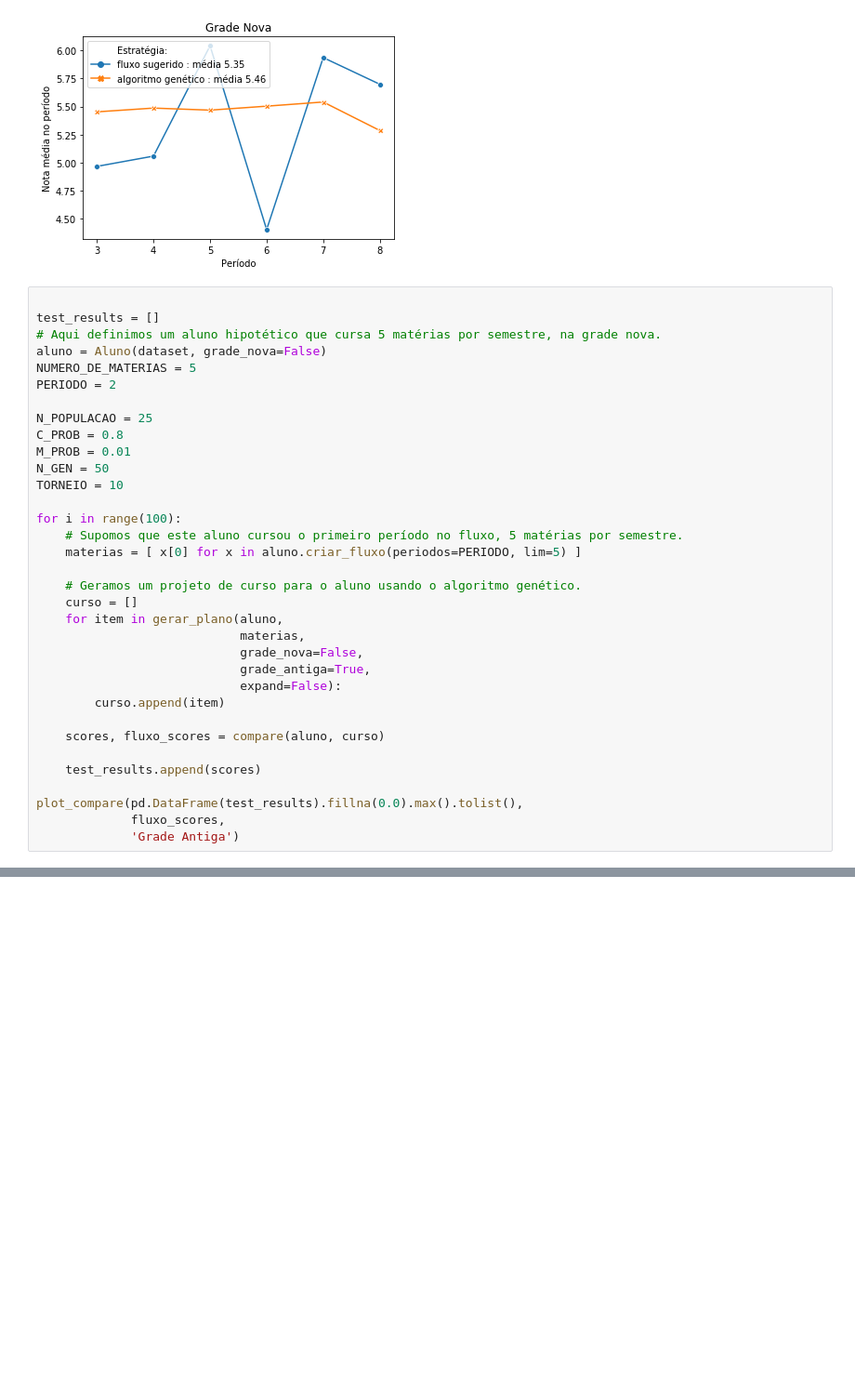
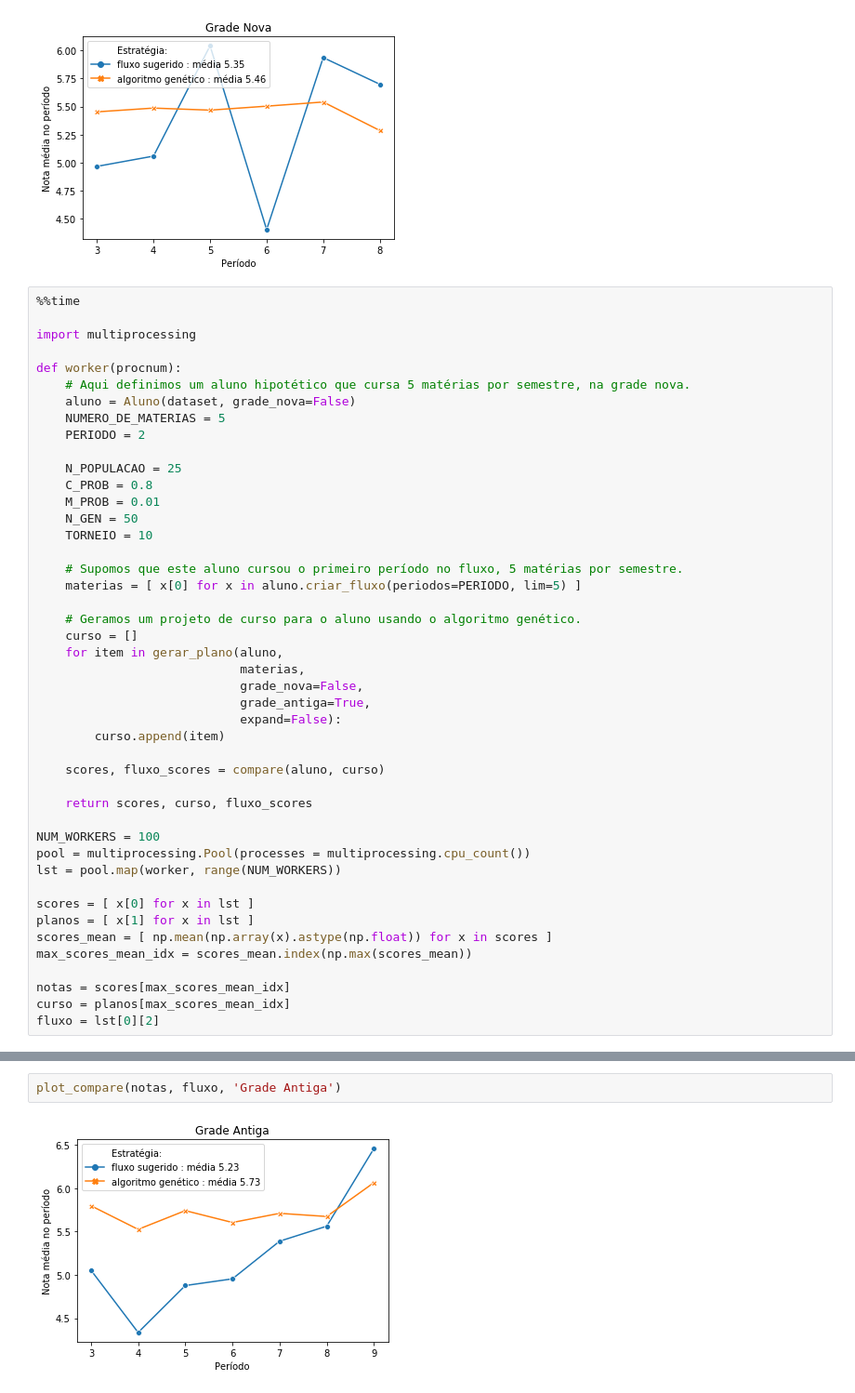
Before and after one commit to luanagbmartins/inteligencia-artificial, a Jupyter notebook: Módulo 5 - Algoritmos Genéticos/Copy_of_AP_05_ LuanaGuedes_RuanChaves_ThiagoMonteles.ipynb, the cells around one changed output, grey strips where cells are left out. Shown at 93% size. Cells and saved outputs as stored; diff of their text form; blank space fills up the shorter version.

Commit message:
testes agora com multiprocessing

```diff
--- a/Módulo 5 - Algoritmos Genéticos/Copy_of_AP_05_ LuanaGuedes_RuanChaves_ThiagoMonteles.ipynb
+++ b/Módulo 5 - Algoritmos Genéticos/Copy_of_AP_05_ LuanaGuedes_RuanChaves_ThiagoMonteles.ipynb
@@ -965,20 +965,22 @@ plot_compare(*compare(aluno,curso), 'Grade Nova')
 # %% [output]
 [figure]
 # %%
+%%time
 
-test_results = []
-# Aqui definimos um aluno hipotético que cursa 5 matérias por semestre, na grade nova.
-aluno = Aluno(dataset, grade_nova=False)
-NUMERO_DE_MATERIAS = 5
-PERIODO = 2
+import multiprocessing
 
-N_POPULACAO = 25
-C_PROB = 0.8
-M_PROB = 0.01
-N_GEN = 50
-TORNEIO = 10
+def worker(procnum):
+    # Aqui definimos um aluno hipotético que cursa 5 matérias por semestre, na grade nova.
+    aluno = Aluno(dataset, grade_nova=False)
+    NUMERO_DE_MATERIAS = 5
+    PERIODO = 2
 
-for i in range(100):
+    N_POPULACAO = 25
+    C_PROB = 0.8
+    M_PROB = 0.01
+    N_GEN = 50
+    TORNEIO = 10
+
     # Supomos que este aluno cursou o primeiro período no fluxo, 5 matérias por semestre.
     materias = [ x[0] for x in aluno.criar_fluxo(periodos=PERIODO, lim=5) ]
 
@@ -993,9 +995,18 @@ for i in range(100):
 
     scores, fluxo_scores = compare(aluno, curso)
 
-    test_results.append(scores)
+    return scores, curso, fluxo_scores
 
-plot_compare(pd.DataFrame(test_results).fillna(0.0).max().tolist(),
-             fluxo_scores,
-             'Grade Antiga')
+NUM_WORKERS = 100
+pool = multiprocessing.Pool(processes = multiprocessing.cpu_count())
+lst = pool.map(worker, range(NUM_WORKERS))
+
+scores = [ x[0] for x in lst ]
+planos = [ x[1] for x in lst ]
+scores_mean = [ np.mean(np.array(x).astype(np.float)) for x in scores ]
+max_scores_mean_idx = scores_mean.index(np.max(scores_mean))
+
+notas = scores[max_scores_mean_idx]
+curso = planos[max_scores_mean_idx]
+fluxo = lst[0][2]
 # %% [output]
@@ -1002,0 +1015,4 @@ plot_compare(pd.DataFrame(test_results).fillna(0.0).max().tolist(),
+# %%
+plot_compare(notas, fluxo, 'Grade Antiga')
+# %% [output]
+[figure, added]
```
Also changed, not shown: parts of 3 cells of this notebook.
